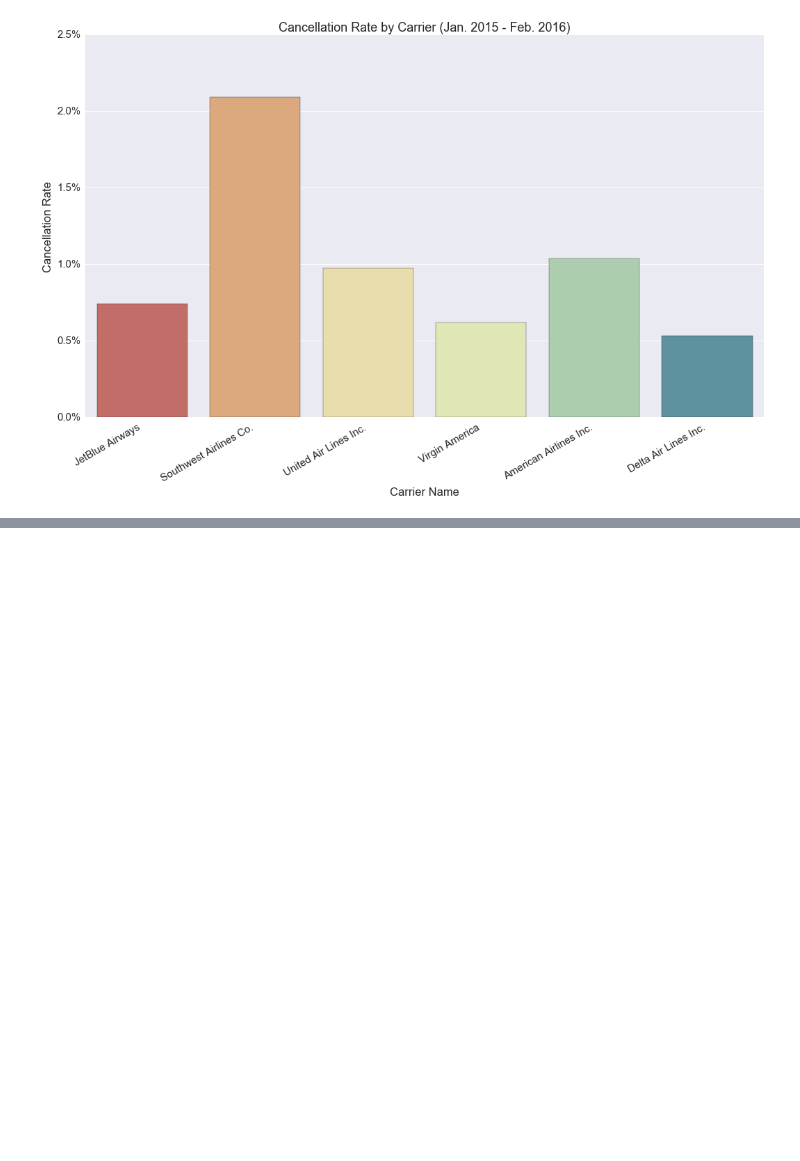
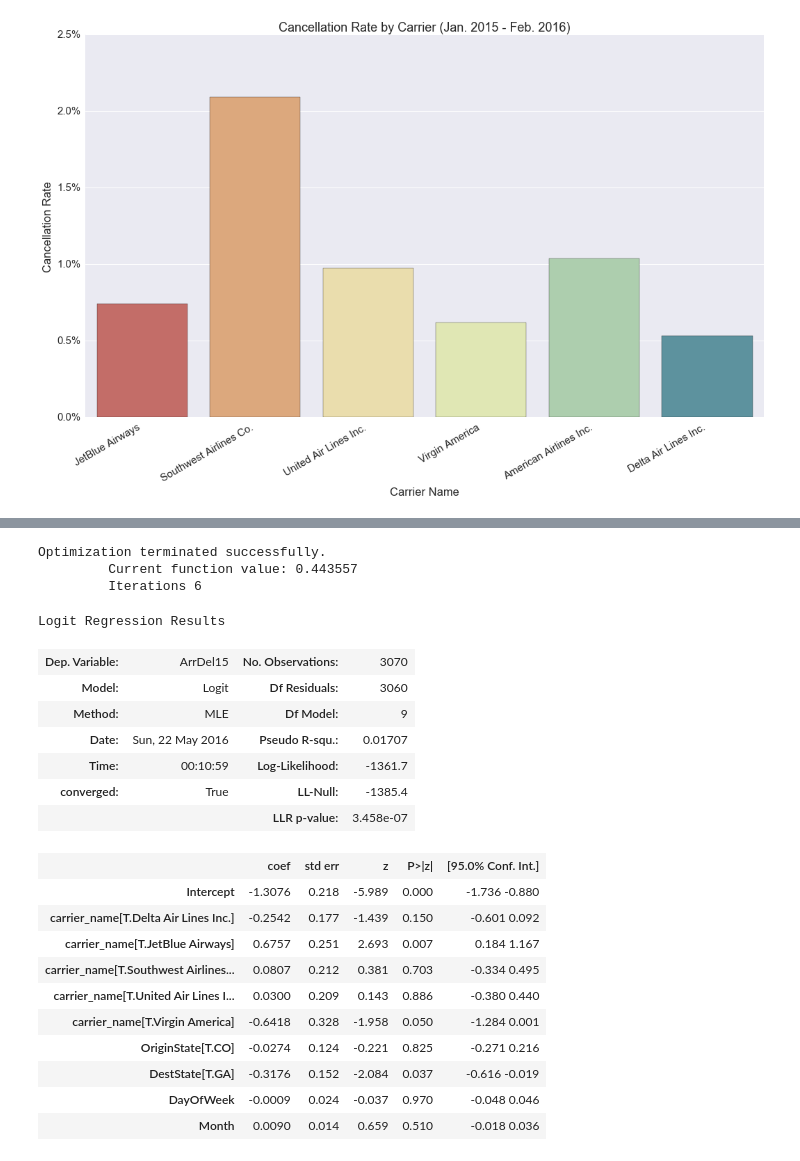
Before and after one commit to dsaber/airline-analysis, a Jupyter notebook: domestic_airline_analysis_final.ipynb, the cells around one changed output, grey strips where cells are left out. Cells and saved outputs as stored; diff of their text form; code cells hidden in the pictures; blank space fills up the shorter version.

```diff
--- a/domestic_airline_analysis_final.ipynb
+++ b/domestic_airline_analysis_final.ipynb
@@ -409,0 +451,27 @@ g.ax.yaxis.set_major_formatter(FuncFormatter(lambda y, _: '{:.1%}'.format(y)))
+# %%
+reg = smf.logit('ArrDel15 ~ carrier_name + DayOfWeek + OriginState + DestState + Month', tmp_df)
+res = reg.fit()
+res.summary()
+# %% [output]
+Optimization terminated successfully.
+         Current function value: 0.443557
+         Iterations 6
+Logit Regression Results
+| Dep. Variable: | ArrDel15 | No. Observations: | 3070 |
+| Model: | Logit | Df Residuals: | 3060 |
+| Method: | MLE | Df Model: | 9 |
+| Date: | Sun, 22 May 2016 | Pseudo R-squ.: | 0.01707 |
+| Time: | 00:10:59 | Log-Likelihood: | -1361.7 |
+| converged: | True | LL-Null: | -1385.4 |
+|  |  | LLR p-value: | 3.458e-07 |
+|  | coef | std err | z | P>|z| | [95.0% Conf. Int.] |
+| Intercept | -1.3076 | 0.218 | -5.989 | 0.000 | -1.736 -0.880 |
+| carrier_name[T.Delta Air Lines Inc.] | -0.2542 | 0.177 | -1.439 | 0.150 | -0.601 0.092 |
+| carrier_name[T.JetBlue Airways] | 0.6757 | 0.251 | 2.693 | 0.007 | 0.184 1.167 |
+| carrier_name[T.Southwest Airlines... | 0.0807 | 0.212 | 0.381 | 0.703 | -0.334 0.495 |
+| carrier_name[T.United Air Lines I... | 0.0300 | 0.209 | 0.143 | 0.886 | -0.380 0.440 |
+| carrier_name[T.Virgin America] | -0.6418 | 0.328 | -1.958 | 0.050 | -1.284 0.001 |
+| OriginState[T.CO] | -0.0274 | 0.124 | -0.221 | 0.825 | -0.271 0.216 |
+| DestState[T.GA] | -0.3176 | 0.152 | -2.084 | 0.037 | -0.616 -0.019 |
+| DayOfWeek | -0.0009 | 0.024 | -0.037 | 0.970 | -0.048 0.046 |
+| Month | 0.0090 | 0.014 | 0.659 | 0.510 | -0.018 0.036 |
```
Also changed, not shown: parts of 7 cells of this notebook.
